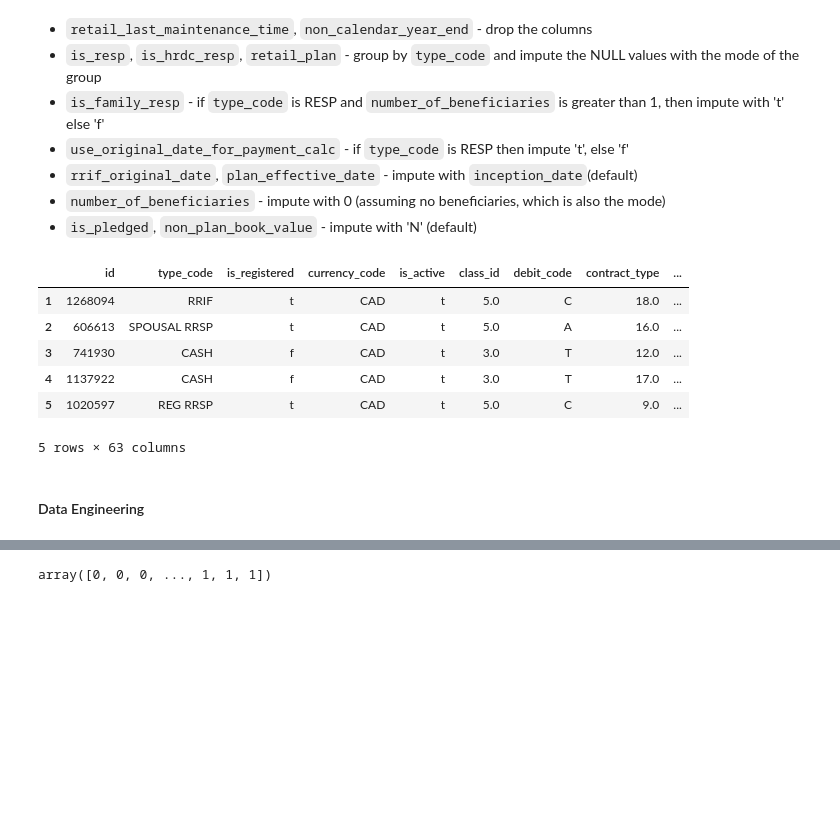
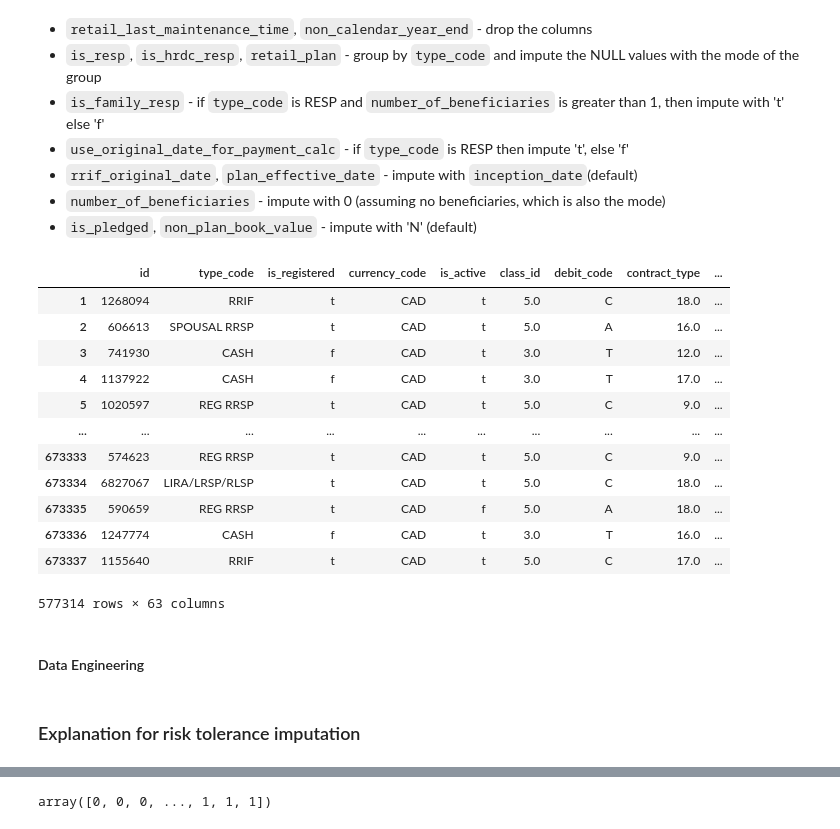
Before and after one commit to adparekh/CxC-Hackathon, a Jupyter notebook: final-hackathon.ipynb, the cells around one changed output, grey strips where cells are left out. Drawn from its saved outputs; the diff is of its cells as text; code cells hidden in the pictures; blank space fills up the shorter version.

```diff
--- a/final-hackathon.ipynb
+++ b/final-hackathon.ipynb
@@ -205,13 +210,3 @@ train_data = train_data.dropna(subset=['class_id'])
 - `discretionary_trading_authorized` - impute all NaNs with 'n'.
 - `type_code` - impute most frequent type_code
 - `dup_trip_quad_code` drop column as it has only has one unique value and 12 missing values (insignificant)
-# %%
-# Aditya P & Jithin - Imputations/Deletions
-train_data['is_arp_locked'] = train_data['is_arp_locked'].fillna('f')
-train_data = train_data.drop(['is_spousal', 'last_trade_date', 'dup_trip_quad_code'], axis=1)
-train_data = train_data.dropna(subset=['contract_type'])
-train_data = train_data.dropna(subset=['last_maintenance_time'])
-train_data['has_discrete_auth'] = train_data['has_discrete_auth'].fillna('t')
-train_data['discretionary_trading_authorized'] = train_data['discretionary_trading_authorized'].fillna('n')
-train_data['type_code'] = train_data['type_code'].fillna(train_data['type_code'].mode()[0])
-train_data
@@ -238,28 +219,47 @@ train_data
 - `number_of_beneficiaries` - impute with 0 (assuming no beneficiaries, which is also the mode)
 - `is_pledged`, `non_plan_book_value` - impute with 'N' (default)
 # %%
-# Srishti & Adi - Imputations/Deletions
-train_data = train_data.drop(['retail_last_maintenance_time', 'non_calendar_year_end'], axis=1)
-train_data['is_resp'] = train_data.groupby('type_code')['is_resp'].transform(lambda x: x.fillna(x.mode().iloc[0] if not x.mode().empty else 'f'))
-train_data['is_hrdc_resp'] = train_data.groupby('type_code')['is_hrdc_resp'].transform(lambda x: x.fillna(x.mode().iloc[0] if not x.mode().empty else 'f'))
-train_data['is_family_resp'] = np.where((train_data['type_code'] == 'RESP') & (train_data['number_of_beneficiaries'] > 1), 't', 'f')
-train_data['retail_plan'] = train_data.groupby('type_code')['retail_plan'].transform(lambda x: x.fillna(x.mode().iloc[0] if not x.mode().empty else 'N/A'))
-train_data['use_original_date_for_payment_calc'] = np.where(train_data['type_code'] == 'RESP', 't', 'f')
-train_data['rrif_original_date'] = train_data['rrif_original_date'].fillna(train_data['inception_date'])
-train_data['number_of_beneficiaries'] = train_data['number_of_beneficiaries'].fillna(0.0)
-train_data['plan_effective_date'] = train_data['plan_effective_date'].fillna(train_data['inception_date'])
-train_data['is_pledged'] = train_data['is_pledged'].fillna('N')
-train_data['non_plan_book_value_flag'] = train_data['non_plan_book_value_flag'].fillna('N')
+# Imputations/Deletions
+def imputations(df):
+    df['is_arp_locked'] = df['is_arp_locked'].fillna('f')
+    df = df.drop(['is_spousal', 'last_trade_date', 'dup_trip_quad_code'], axis=1)
+    df = df.dropna(subset=['contract_type'])
+    df = df.dropna(subset=['last_maintenance_time'])
+    df['has_discrete_auth'] = df['has_discrete_auth'].fillna('t')
+    df['discretionary_trading_authorized'] = df['discretionary_trading_authorized'].fillna('n')
+    df['type_code'] = df['type_code'].fillna(df['type_code'].mode()[0])
+    df = df.drop(['retail_last_maintenance_time', 'non_calendar_year_end'], axis=1)
+    df['is_resp'] = df.groupby('type_code')['is_resp'].transform(lambda x: x.fillna(x.mode().iloc[0] if not x.mode().empty else 'f'))
+    df['is_hrdc_resp'] = df.groupby('type_code')['is_hrdc_resp'].transform(lambda x: x.fillna(x.mode().iloc[0] if not x.mode().empty else 'f'))
+    df['is_family_resp'] = np.where((df['type_code'] == 'RESP') & (df['number_of_beneficiaries'] > 1), 't', 'f')
+    df['retail_plan'] = df.groupby('type_code')['retail_plan'].transform(lambda x: x.fillna(x.mode().iloc[0] if not x.mode().empty else 'N/A'))
+    df['use_original_date_for_payment_calc'] = np.where(df['type_code'] == 'RESP', 't', 'f')
+    df['rrif_original_date'] = df['rrif_original_date'].fillna(df['inception_date'])
+    df['number_of_beneficiaries'] = df['number_of_beneficiaries'].fillna(0.0)
+    df['plan_effective_date'] = df['plan_effective_date'].fillna(df['inception_date'])
+    df['is_pledged'] = df['is_pledged'].fillna('N')
+    df['non_plan_book_value_flag'] = df['non_plan_book_value_flag'].fillna('N')
+    return df
+
+train_data = imputations(train_data)
 train_data
 # %% [output]
 |  | id | type_code | is_registered | currency_code | is_active | class_id | debit_code | contract_type | ... |
 | 1 | 1268094 | RRIF | t | CAD | t | 5.0 | C | 18.0 | ... |
 | 2 | 606613 | SPOUSAL RRSP | t | CAD | t | 5.0 | A | 16.0 | ... |
 | 3 | 741930 | CASH | f | CAD | t | 3.0 | T | 12.0 | ... |
 | 4 | 1137922 | CASH | f | CAD | t | 3.0 | T | 17.0 | ... |
 | 5 | 1020597 | REG RRSP | t | CAD | t | 5.0 | C | 9.0 | ... |
+| ... | ... | ... | ... | ... | ... | ... | ... | ... | ... |
+| 673333 | 574623 | REG RRSP | t | CAD | t | 5.0 | C | 9.0 | ... |
+| 673334 | 6827067 | LIRA/LRSP/RLSP | t | CAD | t | 5.0 | C | 18.0 | ... |
+| 673335 | 590659 | REG RRSP | t | CAD | f | 5.0 | A | 18.0 | ... |
+| 673336 | 1247774 | CASH | f | CAD | t | 3.0 | T | 16.0 | ... |
+| 673337 | 1155640 | RRIF | t | CAD | t | 5.0 | C | 17.0 | ... |
-5 rows × 63 columns
+577314 rows × 63 columns
 # %% [markdown]
 #### Data Engineering
+# %% [markdown]
+### Explanation for risk tolerance imputation
 # %%
 # Risk Tolerance Data Engineering
```
Also changed, not shown: parts of 26 cells of this notebook.
